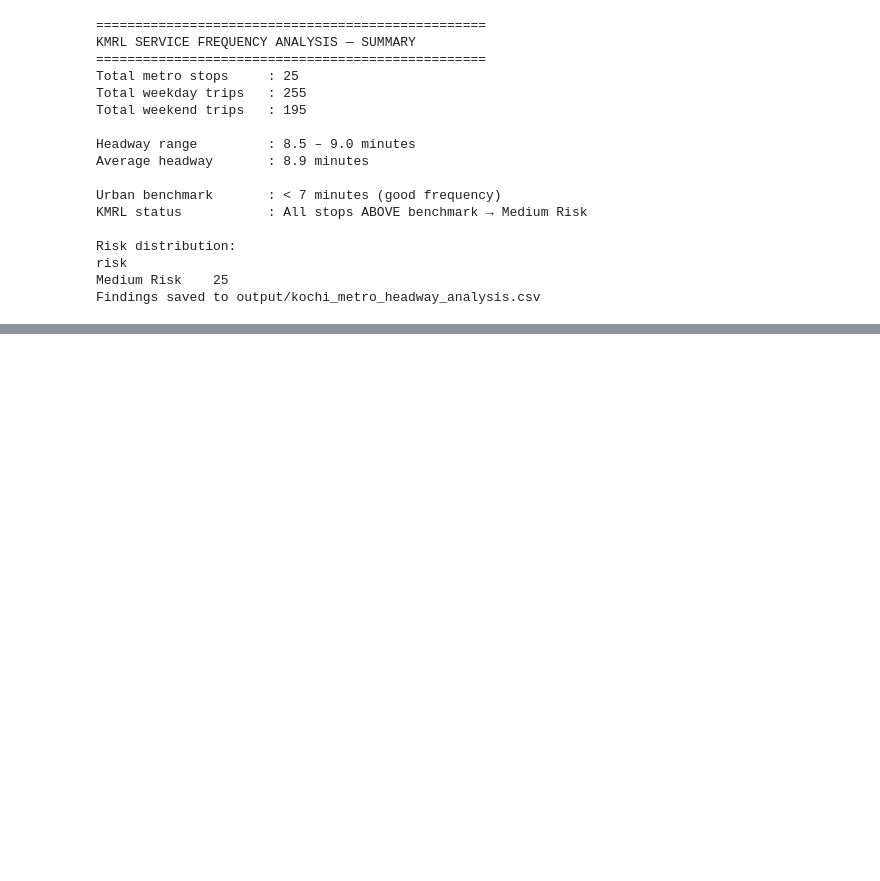
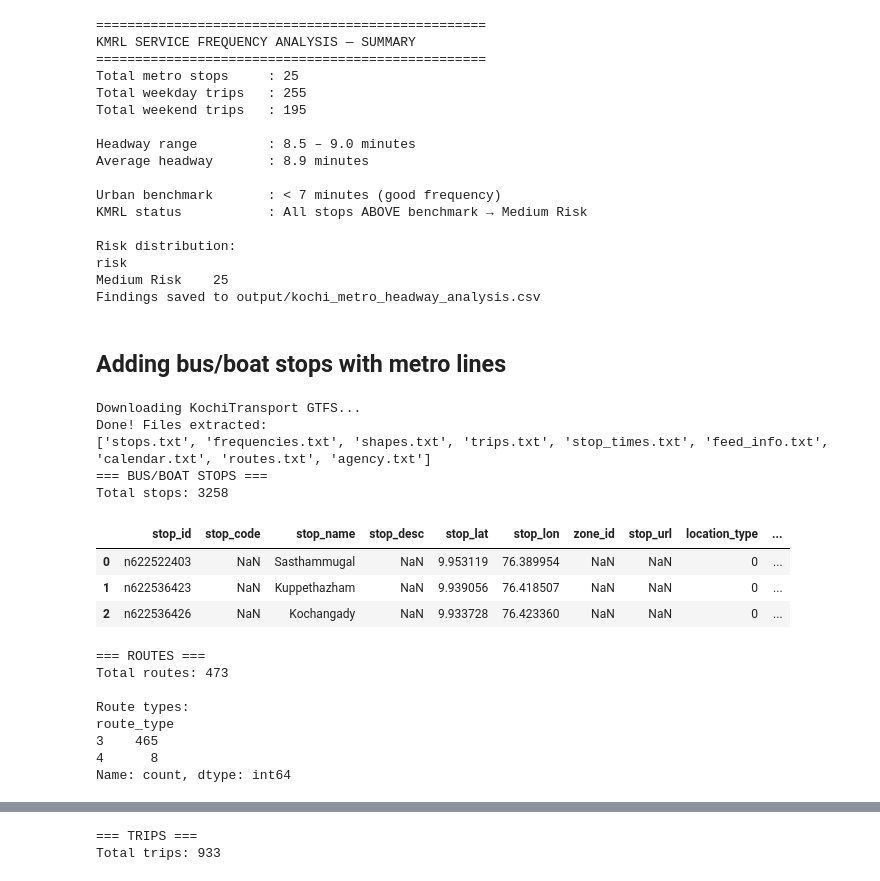
Before and after one commit to aleedacharly/Kochi-Metro-KMRL--connectivity-analysis, a Jupyter notebook: analysis.ipynb, the cells around one changed output, grey strips where cells are left out. Drawn from its saved outputs; the diff is of its cells as text; code cells hidden in the pictures; blank space fills up the shorter version.

```diff
--- a/analysis.ipynb
+++ b/analysis.ipynb
@@ -327,3 +293,56 @@ Risk distribution:
 risk
 Medium Risk    25
 Findings saved to output/kochi_metro_headway_analysis.csv
+# %% [markdown]
+## Adding bus/boat stops with metro lines
+# %%
+# ============================================================
+# STEP A: Download & Explore Kochi Bus/Boat GTFS Data
+# ============================================================
+import requests, zipfile, io, os
+import pandas as pd
+
+# --- Download the zip ---
+url = "https://jungle-bus.github.io/KochiTransport/KochiTransport.zip"
+print("Downloading KochiTransport GTFS...")
+r = requests.get(url)
+z = zipfile.ZipFile(io.BytesIO(r.content))
+z.extractall("KochiTransportData")
+print("Done! Files extracted:")
+print(os.listdir("KochiTransportData"))
+# --- Load and explore ---
+bus_stops  = pd.read_csv("KochiTransportData/stops.txt")
+bus_routes = pd.read_csv("KochiTransportData/routes.txt")
+bus_trips  = pd.read_csv("KochiTransportData/trips.txt")
+
+print("=== BUS/BOAT STOPS ===")
+print(f"Total stops: {bus_stops.shape[0]}")
+display(bus_stops.head(3))
+
+print("\n=== ROUTES ===")
+print(f"Total routes: {bus_routes.shape[0]}")
+print("\nRoute types:")
+print(bus_routes['route_type'].value_counts())
+# route_type: 3 = bus, 4 = ferry/boat
+display(bus_routes.head(3))
+
+print("\n=== TRIPS ===")
+print(f"Total trips: {bus_trips.shape[0]}")
+# %% [output]
+Downloading KochiTransport GTFS...
+Done! Files extracted:
+['stops.txt', 'frequencies.txt', 'shapes.txt', 'trips.txt', 'stop_times.txt', 'feed_info.txt', 'calendar.txt', 'routes.txt', 'agency.txt']
+=== BUS/BOAT STOPS ===
+Total stops: 3258
+|  | stop_id | stop_code | stop_name | stop_desc | stop_lat | stop_lon | zone_id | stop_url | location_type | ... |
+| 0 | n622522403 | NaN | Sasthammugal | NaN | 9.953119 | 76.389954 | NaN | NaN | 0 | ... |
+| 1 | n622536423 | NaN | Kuppethazham | NaN | 9.939056 | 76.418507 | NaN | NaN | 0 | ... |
+| 2 | n622536426 | NaN | Kochangady | NaN | 9.933728 | 76.423360 | NaN | NaN | 0 | ... |
+=== ROUTES ===
+Total routes: 473
+
+Route types:
+route_type
+3    465
+4      8
+Name: count, dtype: int64
@@ -329,0 +353,2 @@ Findings saved to output/kochi_metro_headway_analysis.csv
+=== TRIPS ===
+Total trips: 933
```
Also changed, not shown: parts of 5 cells of this notebook, 20 other files.
